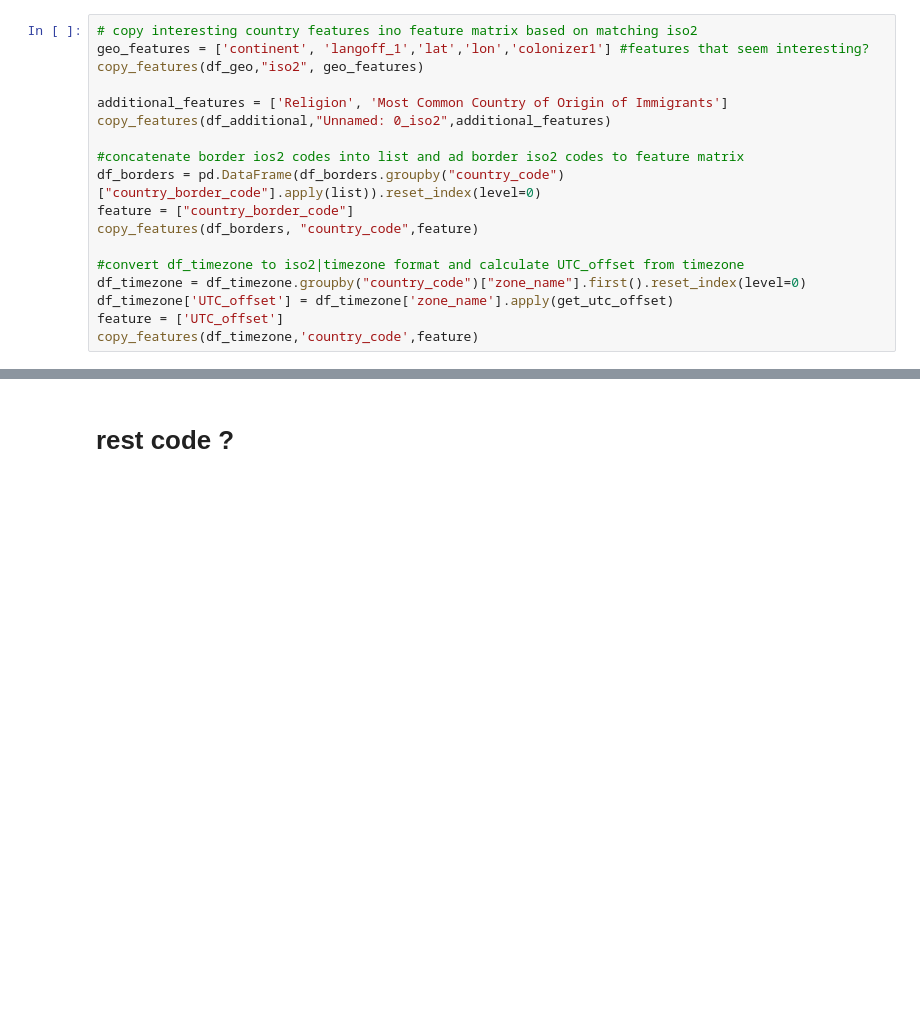
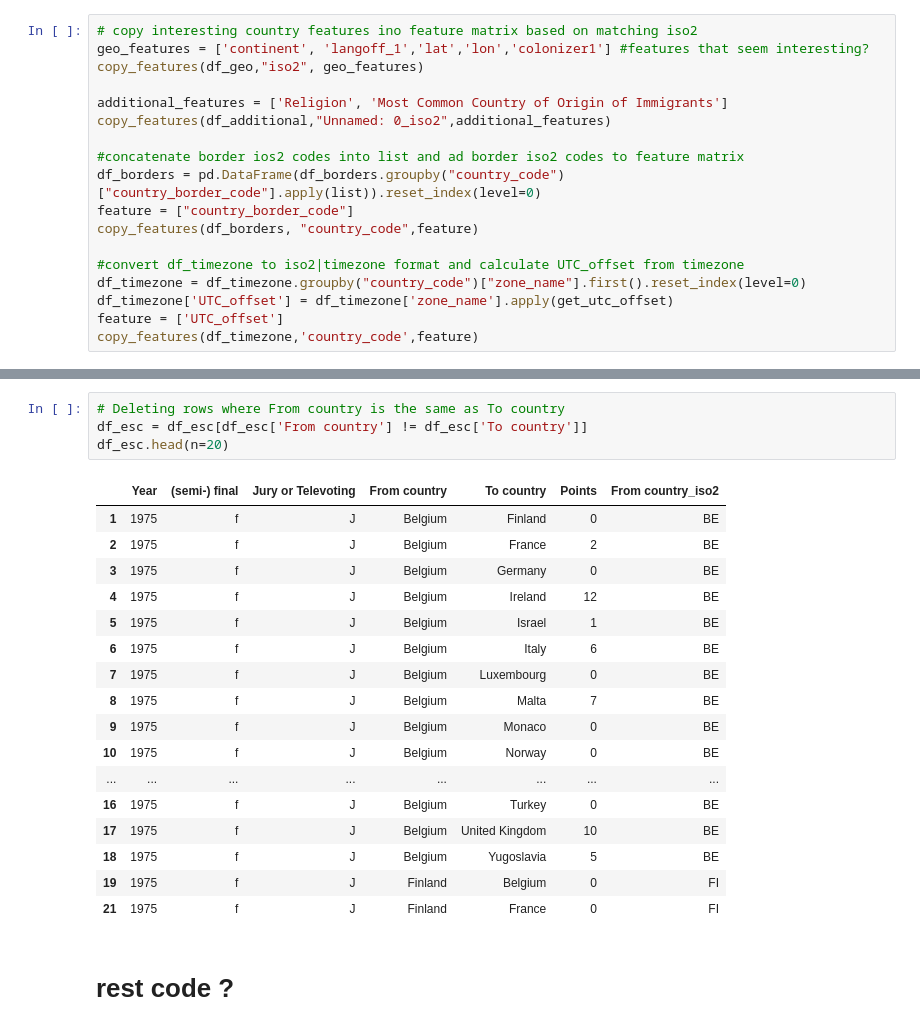
Before and after one commit to VLjoris/MDA-Eurovision-project---Group-Iceland, a Jupyter notebook: Eurovision project Notebook.ipynb, the cells around one changed output, grey strips where cells are left out. Cells and saved outputs as stored; diff of their text form; blank space fills up the shorter version.

```diff
--- a/Eurovision project Notebook.ipynb
+++ b/Eurovision project Notebook.ipynb
@@ -146,3 +174,25 @@ df_features
+# %%
+# Deleting rows where From country is the same as To country
+df_esc = df_esc[df_esc['From country'] != df_esc['To country']]
+df_esc.head(n=20)
+# %% [output]
+|  | Year | (semi-) final | Jury or Televoting | From country | To country | Points | From country_iso2 |
+| 1 | 1975 | f | J | Belgium | Finland | 0 | BE |
+| 2 | 1975 | f | J | Belgium | France | 2 | BE |
+| 3 | 1975 | f | J | Belgium | Germany | 0 | BE |
+| 4 | 1975 | f | J | Belgium | Ireland | 12 | BE |
+| 5 | 1975 | f | J | Belgium | Israel | 1 | BE |
+| 6 | 1975 | f | J | Belgium | Italy | 6 | BE |
+| 7 | 1975 | f | J | Belgium | Luxembourg | 0 | BE |
+| 8 | 1975 | f | J | Belgium | Malta | 7 | BE |
+| 9 | 1975 | f | J | Belgium | Monaco | 0 | BE |
+| 10 | 1975 | f | J | Belgium | Norway | 0 | BE |
+| ... | ... | ... | ... | ... | ... | ... | ... |
+| 16 | 1975 | f | J | Belgium | Turkey | 0 | BE |
+| 17 | 1975 | f | J | Belgium | United Kingdom | 10 | BE |
+| 18 | 1975 | f | J | Belgium | Yugoslavia | 5 | BE |
+| 19 | 1975 | f | J | Finland | Belgium | 0 | FI |
+| 21 | 1975 | f | J | Finland | France | 0 | FI |
 # %% [markdown]
 # rest code ?
 # %%
```
Also changed, not shown: parts of 2 cells of this notebook.
